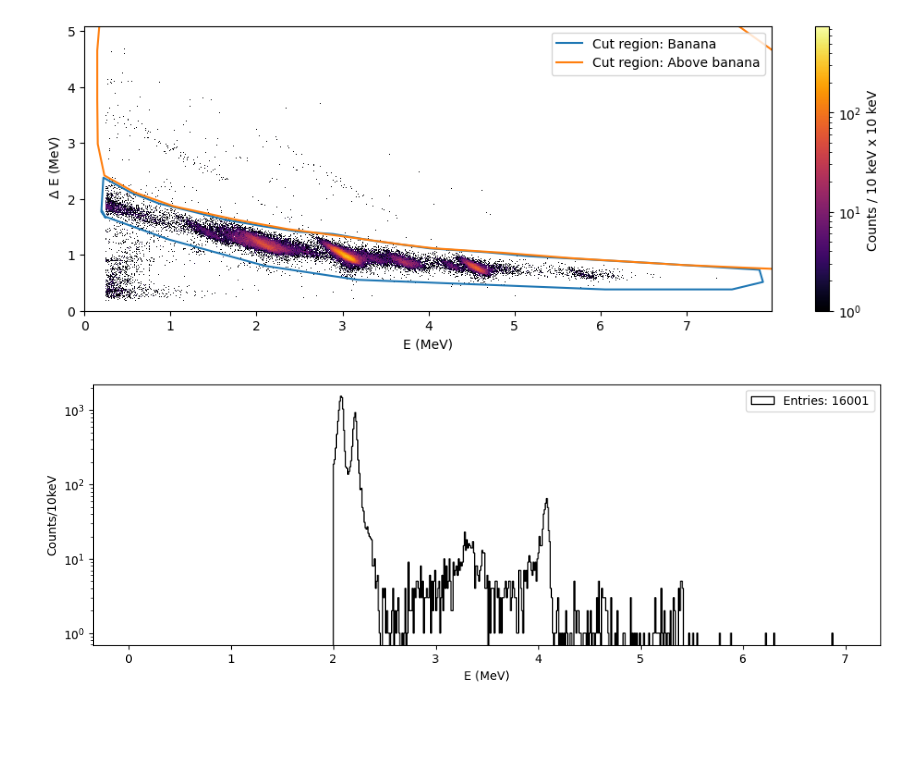
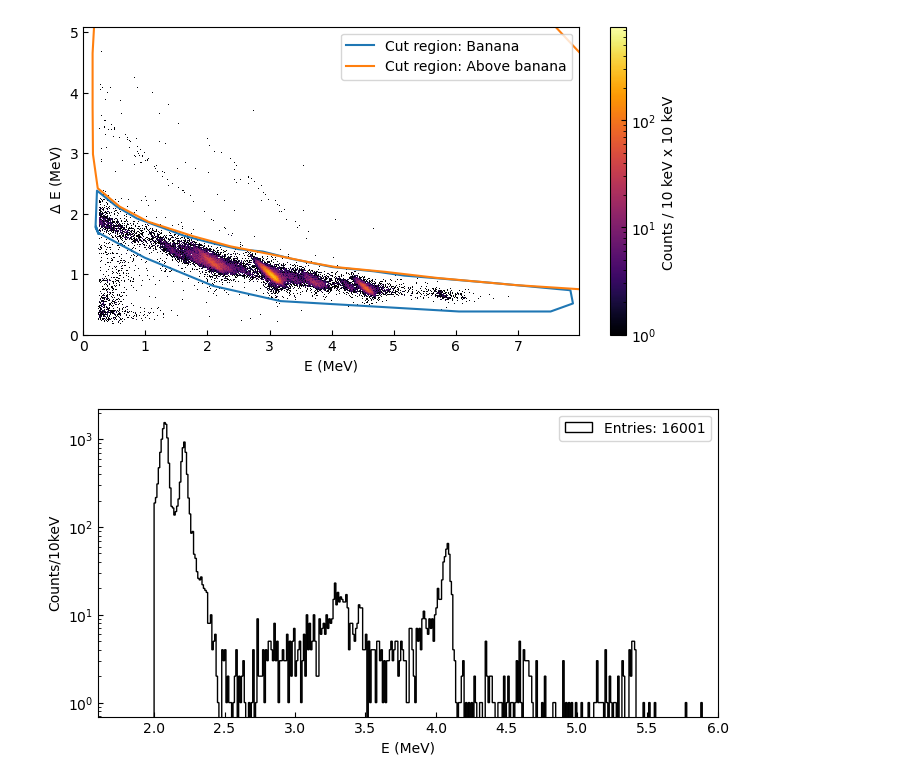
Before and after one commit to phaue/Masters, a Jupyter notebook: analysis/python/dataquality/FinalAnalysis.ipynb, the cells around one changed output. Saved outputs shown, nothing was run; the diff lists cells and outputs as text; code cells hidden in the pictures; blank space fills up the shorter version.

Commit message:
Finished further analysis of the anomaly source

```diff
--- a/analysis/python/dataquality/FinalAnalysis.ipynb
+++ b/analysis/python/dataquality/FinalAnalysis.ipynb
@@ -15,6 +15,8 @@ datapath = "/home/haue/repositories/Masters/data/"
 Si_path = datapath + "bananas/Si"
 Siabove_path = datapath+ "aboveban/Si"
 cuts1 = datapath + "cuts/totcuts.root"
+outputdir = "/home/haue/repositories/Masters/analysis/python/dataquality/report_figs/"
+
 Si_files = glob.glob(os.path.join(Si_path, "*mlio.root"))
 Siabove_files = glob.glob(os.path.join(Siabove_path, "*mlio.root"))
 # %%
@@ -88,32 +90,33 @@ in_bedep = np.array(data_collection[isotope]["bEdep"])[inmask]
 in_E = np.array(data_collection[isotope]["E"])[inmask]
 # %%
 ##Plot of the cut regions
-plt.figure(figsize=(12,4))
+plt.figure(figsize=(8,4))
 iso = "Si"
 
 plt.hist2d(data_collection[iso]["bEdep"], data_collection[iso]["fEdep"], bins=(np.arange(0, 8, 0.01), np.arange(0, 5.1, 0.01)),
                    cmap=plt.cm.inferno, norm=mpl.colors.LogNorm(vmin=1, vmax=750), rasterized=True)
 cbar = plt.colorbar()
 cbar.ax.set_ylabel(f"Counts / 10 keV x 10 keV ")
 plt.xlabel("E (MeV)")
 plt.ylabel(r" $\Delta$ E (MeV)")
 plt.plot(xb, yb, label="Cut region: Banana")
 plt.plot(xa, ya, label="Cut region: Above banana")
 plt.legend(loc='upper right')
-
+plt.savefig(outputdir + "bananaplot.png")
 
 ## Plot of the energy deposited in the DSSSD detector where no telescope events have been matched
-plt.figure(figsize=(12,4))
+plt.figure(figsize=(8,4))
 h = [j for j in data_collection[iso]["Edep"] if j>2]
 plt.hist(h, bins=np.arange(0,7,0.01), histtype='step', color='k', label=f"Entries: {len(h)}")
 plt.legend(loc='upper right')
 plt.yscale('log')
 plt.xlabel("E (MeV)")
 plt.ylabel("Counts/10keV")
-plt.show()
+plt.xlim(1.6, 6)
+plt.savefig(outputdir + "dsssdspec.png")
 # %% [output]
-[figure, old version]
+[figure, new version]
-[figure, old version]
+[figure, new version]
 # %%
 plt.rcParams["xtick.direction"] = "in"
 plt.rcParams["ytick.direction"] = "in"
```
Also changed, not shown: parts of 4 cells of this notebook, 23 other files.
